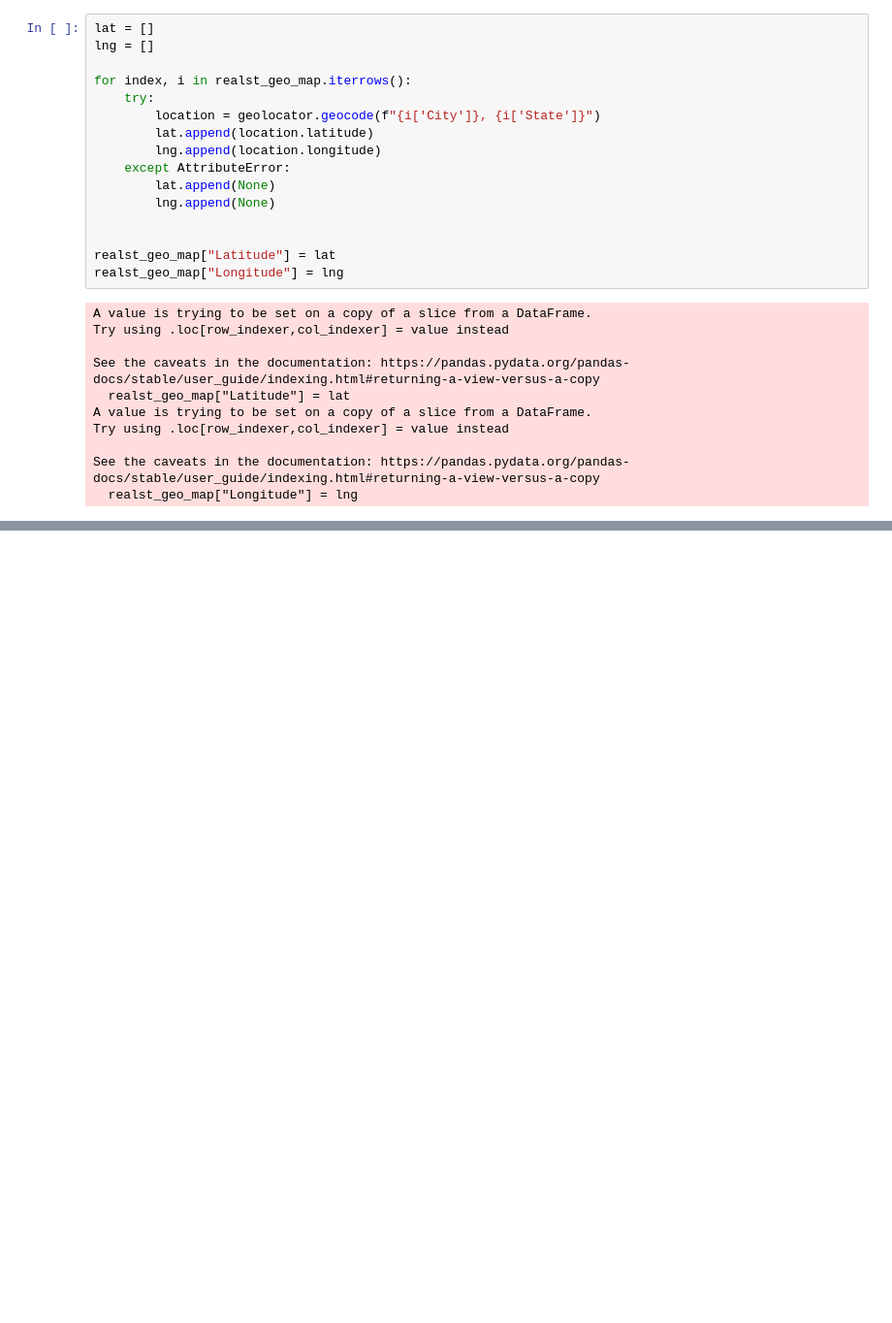
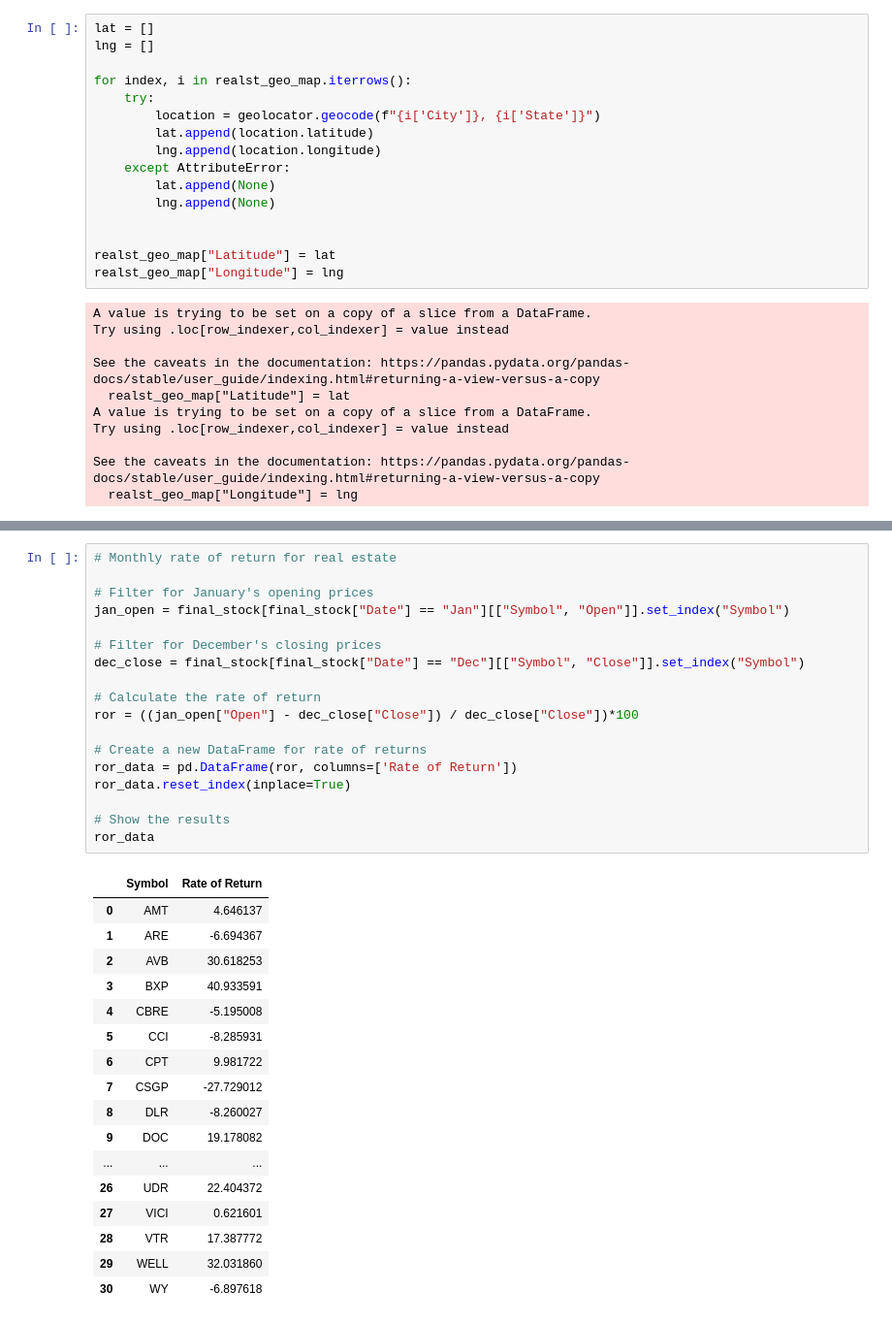
Before and after one commit to icherniavskyi/project-1, a Jupyter notebook: data_analysis.ipynb, the cells around one changed output, grey strips where cells are left out. Shown: that part at 97% size. Cells and saved outputs as stored; diff of their text form; blank space fills up the shorter version.

```diff
--- a/data_analysis.ipynb
+++ b/data_analysis.ipynb
@@ -185,3 +186,39 @@ map_plot = realst_geo_map.hvplot.points(
 map_plot
 # %% [output]
 [interactive output not drawn]
+# %%
+# Monthly rate of return for real estate
+
+# Filter for January's opening prices
+jan_open = final_stock[final_stock["Date"] == "Jan"][["Symbol", "Open"]].set_index("Symbol")
+
+# Filter for December's closing prices
+dec_close = final_stock[final_stock["Date"] == "Dec"][["Symbol", "Close"]].set_index("Symbol")
+
+# Calculate the rate of return
+ror = ((jan_open["Open"] - dec_close["Close"]) / dec_close["Close"])*100
+
+# Create a new DataFrame for rate of returns
+ror_data = pd.DataFrame(ror, columns=['Rate of Return'])
+ror_data.reset_index(inplace=True)
+
+# Show the results
+ror_data
+# %% [output]
+|  | Symbol | Rate of Return |
+| 0 | AMT | 4.646137 |
+| 1 | ARE | -6.694367 |
+| 2 | AVB | 30.618253 |
+| 3 | BXP | 40.933591 |
+| 4 | CBRE | -5.195008 |
+| 5 | CCI | -8.285931 |
+| 6 | CPT | 9.981722 |
+| 7 | CSGP | -27.729012 |
+| 8 | DLR | -8.260027 |
+| 9 | DOC | 19.178082 |
+| ... | ... | ... |
+| 26 | UDR | 22.404372 |
+| 27 | VICI | 0.621601 |
+| 28 | VTR | 17.387772 |
+| 29 | WELL | 32.031860 |
+| 30 | WY | -6.897618 |
```
Also changed, not shown: parts of 4 cells of this notebook.
